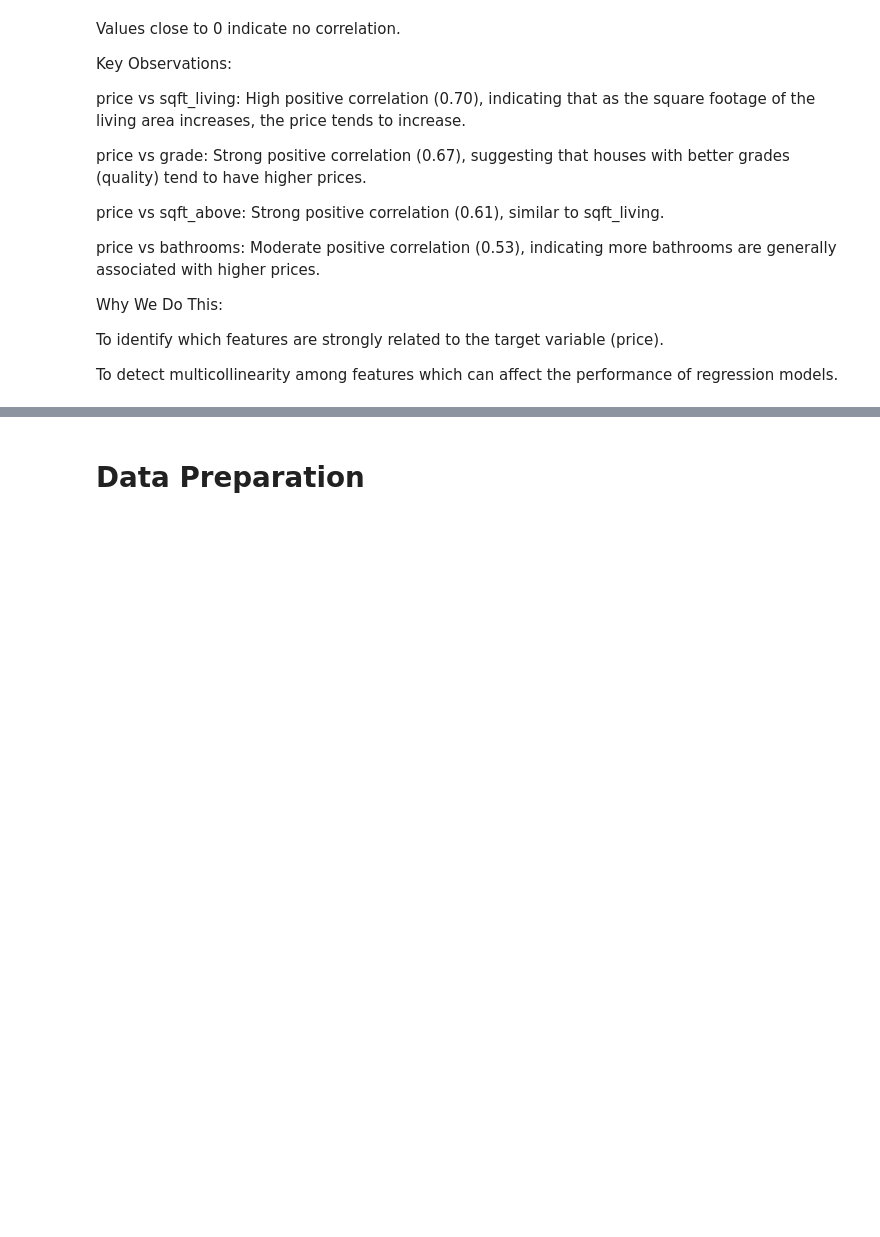
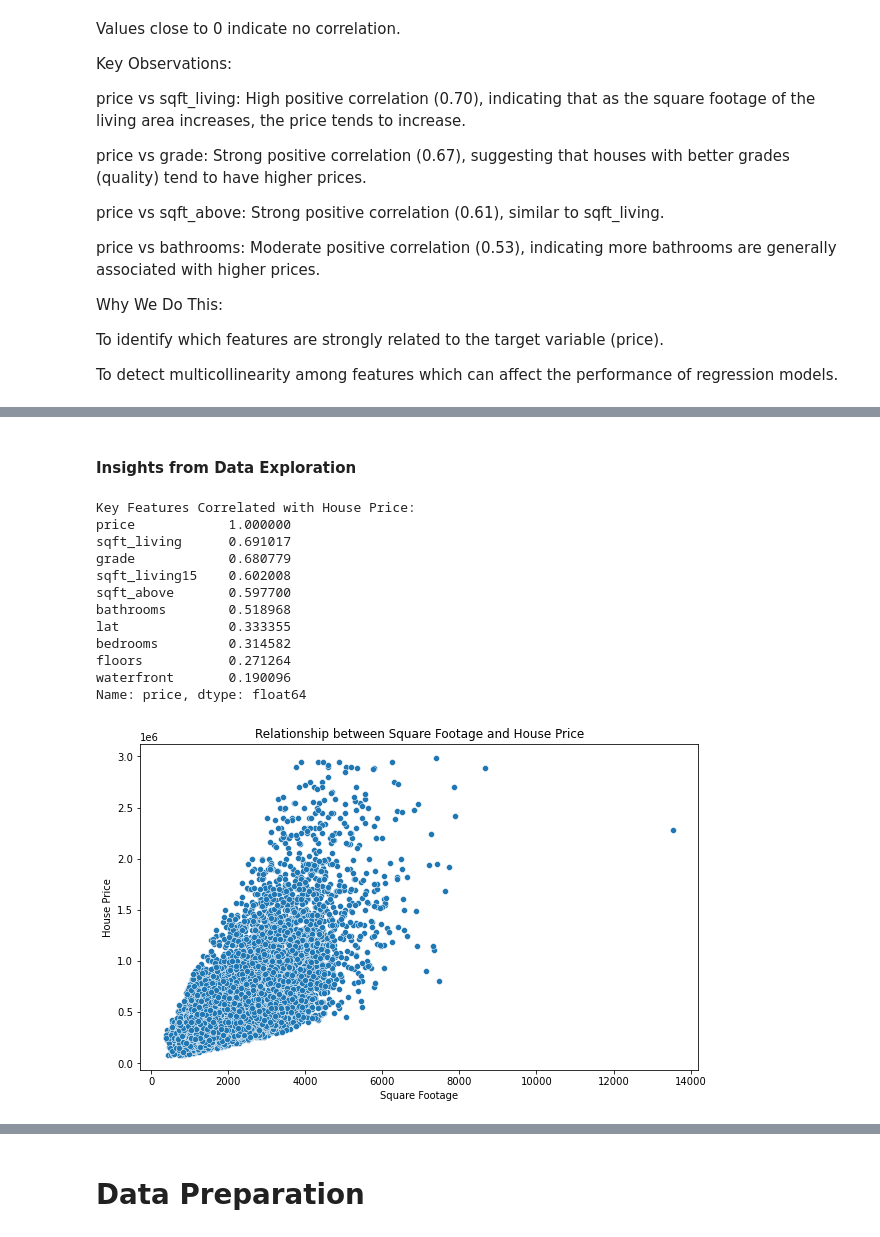
Before and after one commit to geomwangi007/Group18_Phase2_Project, a Jupyter notebook: Personal_notebooks/Maureen.ipynb, the cells around one changed output, grey strips where cells are left out. Cells and saved outputs as stored; diff of their text form; code cells hidden in the pictures; blank space fills up the shorter version.

```diff
--- a/Personal_notebooks/Maureen.ipynb
+++ b/Personal_notebooks/Maureen.ipynb
@@ -208,0 +235,28 @@ plt.show()
+# %% [markdown]
+#### Insights from Data Exploration
+# %%
+# Key insights from correlation analysis
+print("Key Features Correlated with House Price:")
+print(correlation_matrix['price'].sort_values(ascending=False).head(10))
+
+# Example scatter plot to visualize relationship between sqft_living and price
+plt.figure(figsize=(10, 6))
+sns.scatterplot(x=kc_house_data['sqft_living'], y=kc_house_data['price'])
+plt.title('Relationship between Square Footage and House Price')
+plt.xlabel('Square Footage')
+plt.ylabel('House Price')
+plt.show()
+# %% [output]
+Key Features Correlated with House Price:
+price            1.000000
+sqft_living      0.691017
+grade            0.680779
+sqft_living15    0.602008
+sqft_above       0.597700
+bathrooms        0.518968
+lat              0.333355
+bedrooms         0.314582
+floors           0.271264
+waterfront       0.190096
+Name: price, dtype: float64
+[figure, added]
```
Also changed, not shown: parts of 19 cells of this notebook.
